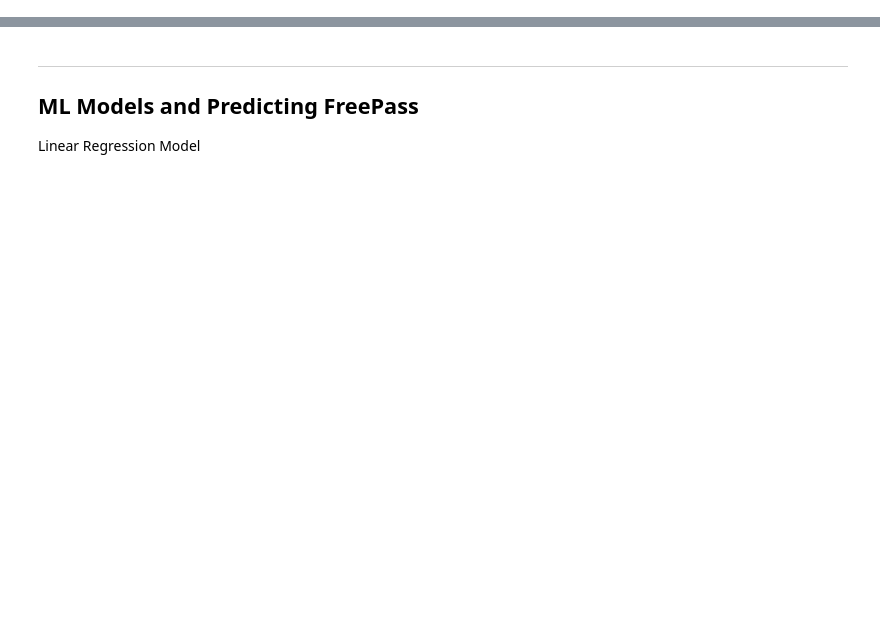
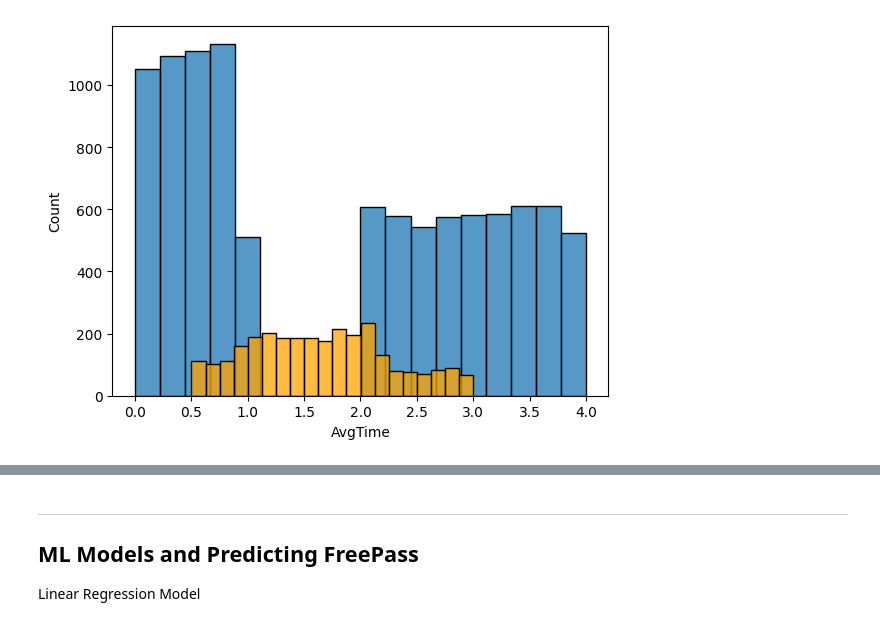
Before and after one commit to peter-clark/intro-to-ml, a Jupyter notebook: exploration.ipynb, the cells around one changed output, grey strips where cells are left out. Cells and saved outputs as stored; diff of their text form; code cells hidden in the pictures; blank space fills up the shorter version.

```diff
--- a/exploration.ipynb
+++ b/exploration.ipynb
@@ -18,7 +32,9 @@ raw_data_test.head()
 # %%
-sns.histplot(raw_data, x="AvgTime")
-sns.histplot(raw_data_test, x="AvgTime", color="orange")
+h=sns.histplot(raw_data, x="AvgTime")
+h=sns.histplot(raw_data_test, x="AvgTime", color="orange")
 
-f=sns.histplot(raw_data, x="Food")
-f.set_xscale('log')
+#f=sns.histplot(raw_data, x="Food")
+#f.set_xscale('log')
+# %% [output]
+[figure, added]
 # %%
```
Also changed, not shown: parts of 22 cells of this notebook.
